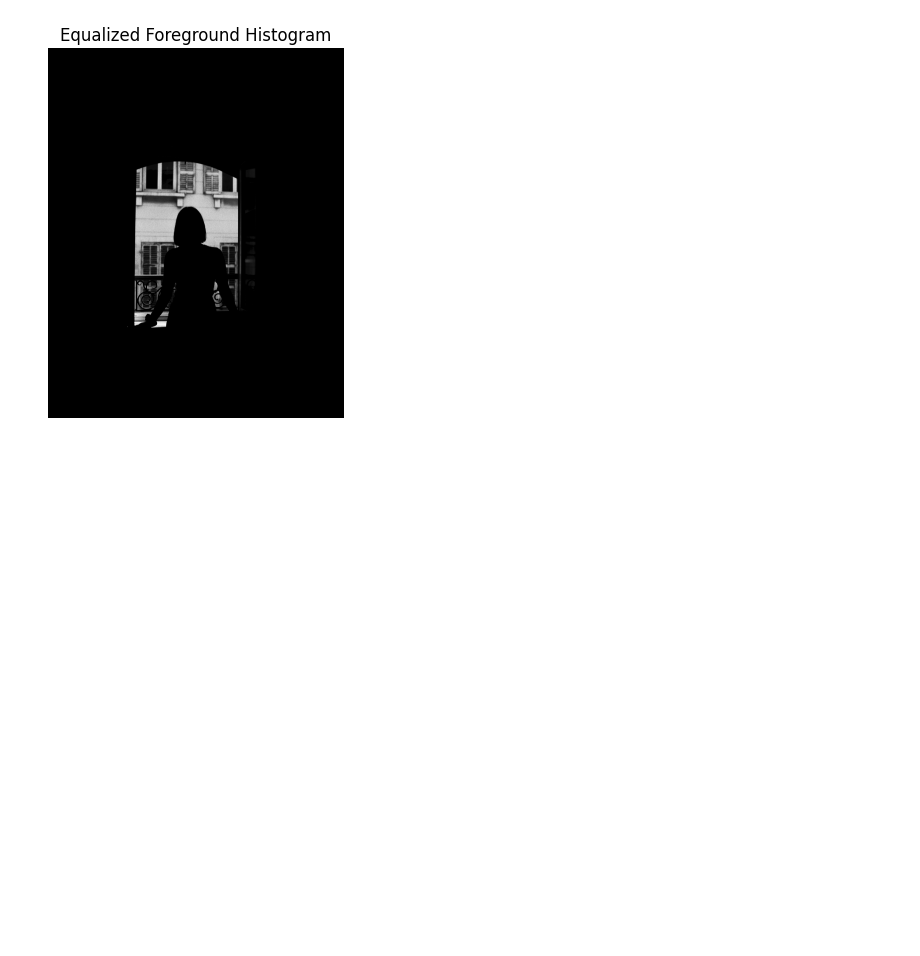
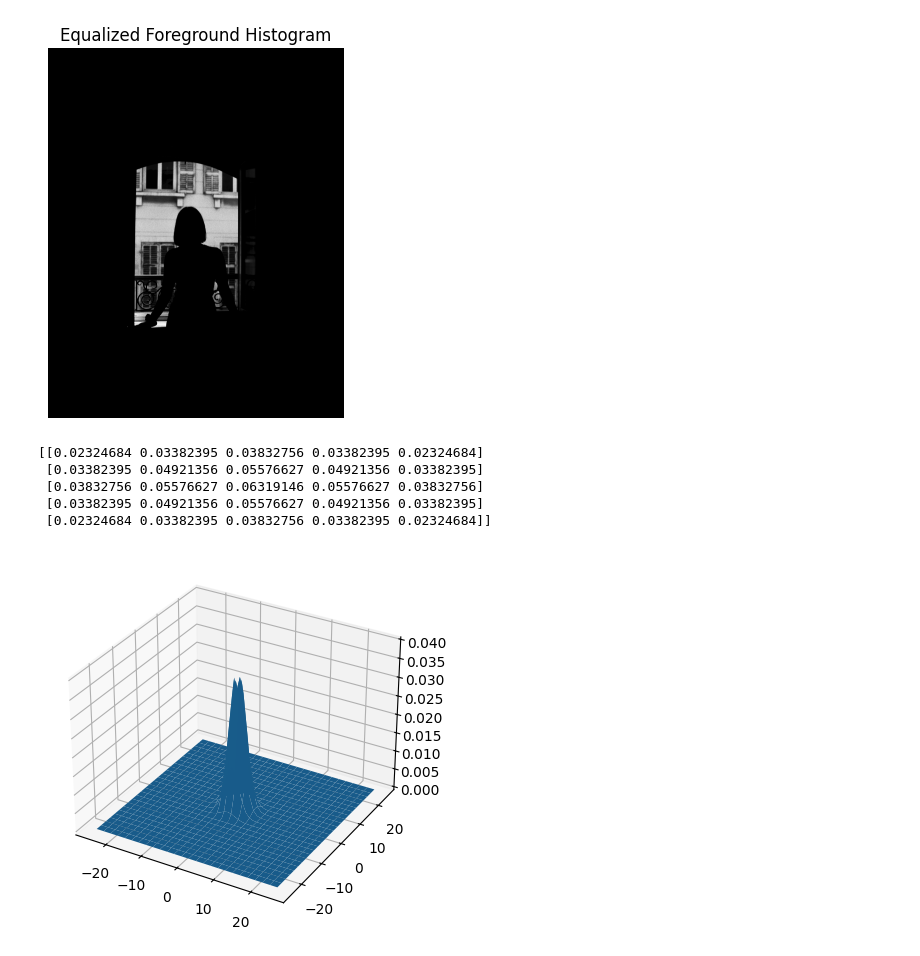
Before and after one commit to nawamperera08-art/assignment, a Jupyter notebook: 0041EE.ipynb, the cells around one changed output. Cells and saved outputs as stored; diff of their text form; code cells hidden in the pictures; blank space fills up the shorter version.

```diff
--- a/0041EE.ipynb
+++ b/0041EE.ipynb
@@ -160,3 +160,37 @@ plt.axis('off')
 plt.show()
 # %% [output]
 [figure]
+# %%
+#Q5 part a
+import numpy as np
+sigma=2
+ax=np.arange(-2,3)
+x,y=np.meshgrid(ax,ax)
+kernel=np.exp(-(x**2 + y**2)/(2*sigma**2))
+kernel=kernel/np.sum(kernel)
+
+print(kernel)
+# %% [output]
+[[0.02324684 0.03382395 0.03832756 0.03382395 0.02324684]
+ [0.03382395 0.04921356 0.05576627 0.04921356 0.03382395]
+ [0.03832756 0.05576627 0.06319146 0.05576627 0.03832756]
+ [0.03382395 0.04921356 0.05576627 0.04921356 0.03382395]
+ [0.02324684 0.03382395 0.03832756 0.03382395 0.02324684]]
+# %%
+#Q5 part b
+import numpy as np
+import matplotlib.pyplot as plt
+from mpl_toolkits.mplot3d import Axes3D
+
+ax = np.arange(-25,26)
+x,y = np.meshgrid(ax,ax)
+sigma = 2
+kernel = np.exp(-(x**2 + y**2) / (2*sigma*2))
+kernel /= kernel.sum()
+
+fig = plt.figure()
+ax3d = fig.add_subplot(111, projection='3d')
+ax3d.plot_surface(x, y, kernel)
+plt.show()
+# %% [output]
+[figure, added]
```
Also changed, not shown: parts of 1 cell of this notebook.
